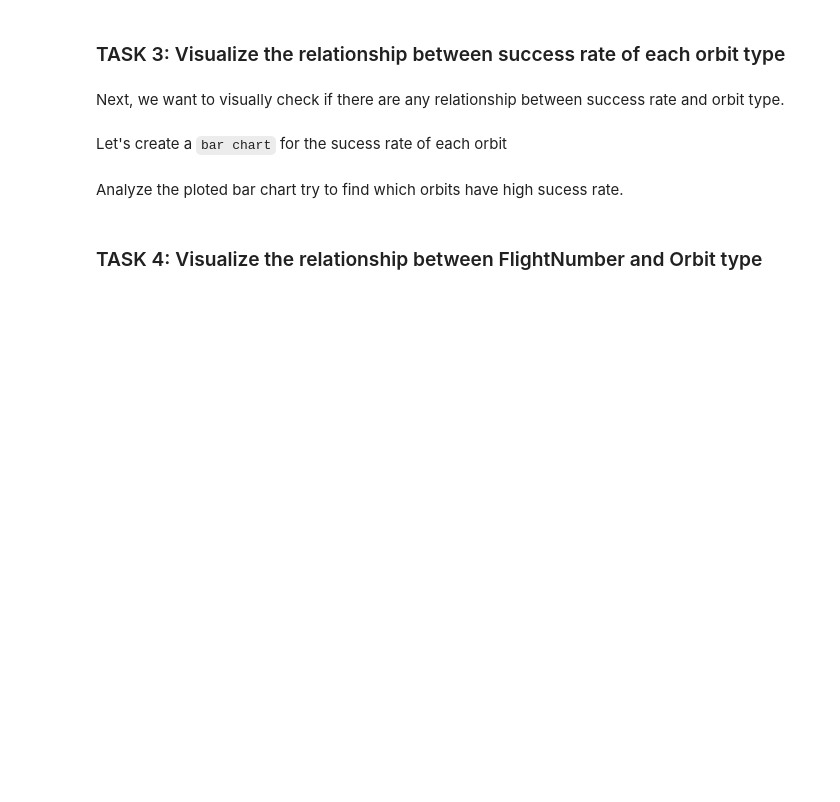
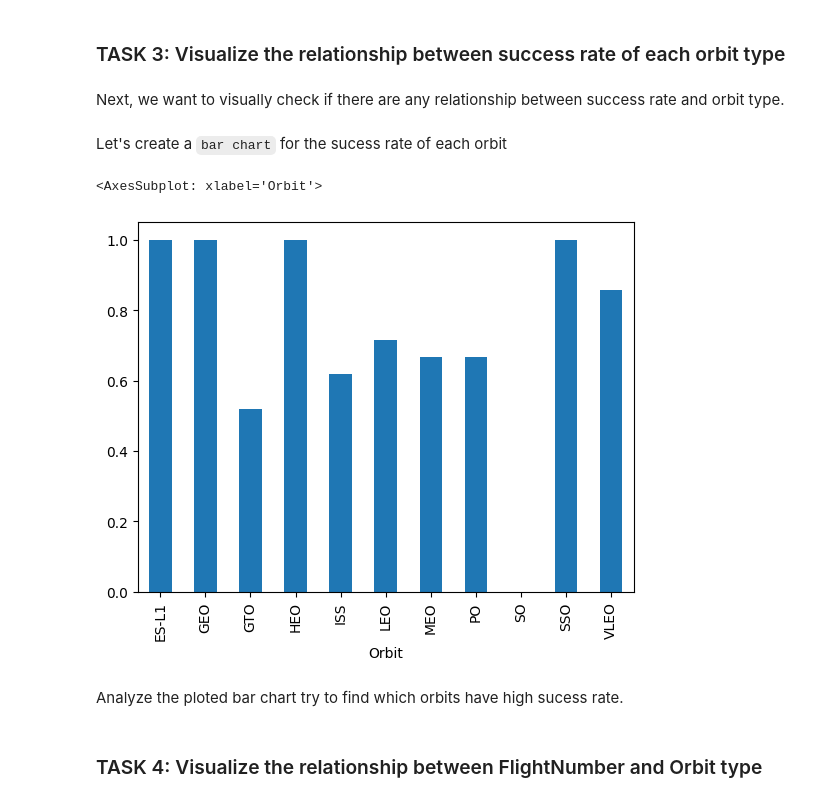
Before and after one commit to socksinbirkenstocks/ibm_ds_capstone, a Jupyter notebook: jupyter-labs-eda-dataviz.ipynb, the cells around one changed output. Cells and saved outputs as stored; diff of their text form; code cells hidden in the pictures; blank space fills up the shorter version.

```diff
--- a/jupyter-labs-eda-dataviz.ipynb
+++ b/jupyter-labs-eda-dataviz.ipynb
@@ -107,6 +107,11 @@ Next, we want to visually check if there are any relationship between success ra
 Let's create a `bar chart` for the sucess rate of each orbit
 # %%
 # HINT use groupby method on Orbit column and get the mean of Class column
+mean_class_by_orbit = df.groupby("Orbit")["Class"].mean()
+mean_class_by_orbit.plot(kind='bar')
+# %% [output]
+<AxesSubplot: xlabel='Orbit'>
+[figure, added]
 # %% [markdown]
 Analyze the ploted bar chart try to find which orbits have high sucess rate.
 # %% [markdown]
```
Also changed, not shown: parts of 3 cells of this notebook.
